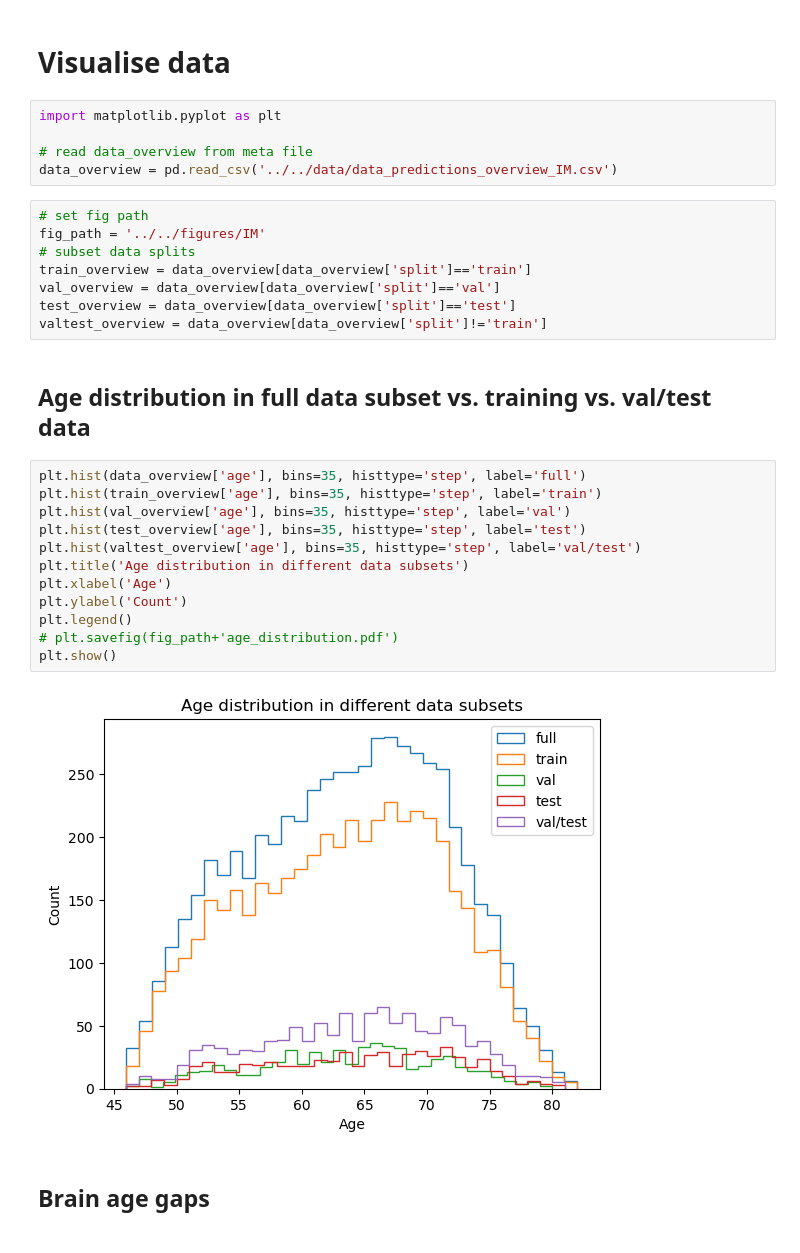
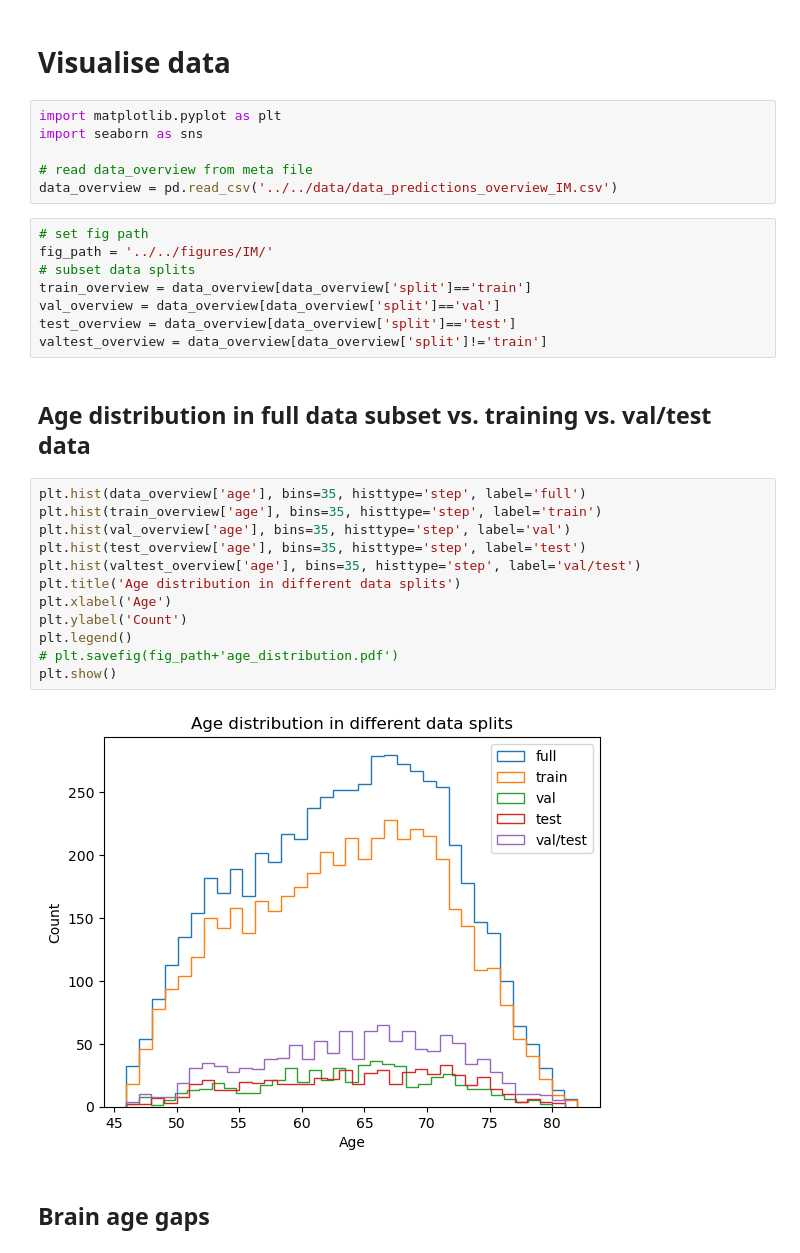
Before and after one commit to laura-riedel/IM, a Jupyter notebook: src/FinalModels/final_models_IM.ipynb, the cells around one changed output. Drawn from its saved outputs; the diff is of its cells as text.

Commit message:
Final models training visualisation for report

```diff
--- a/src/FinalModels/final_models_IM.ipynb
+++ b/src/FinalModels/final_models_IM.ipynb
@@ -229,12 +229,13 @@ data_overview
 # Visualise data
 # %%
 import matplotlib.pyplot as plt
+import seaborn as sns
 
 # read data_overview from meta file
 data_overview = pd.read_csv('../../data/data_predictions_overview_IM.csv')
 # %%
 # set fig path
-fig_path = '../../figures/IM'
+fig_path = '../../figures/IM/'
 # subset data splits
 train_overview = data_overview[data_overview['split']=='train']
 val_overview = data_overview[data_overview['split']=='val']
@@ -245,17 +246,17 @@ valtest_overview = data_overview[data_overview['split']!='train']
 # %%
 plt.hist(data_overview['age'], bins=35, histtype='step', label='full')
 plt.hist(train_overview['age'], bins=35, histtype='step', label='train')
 plt.hist(val_overview['age'], bins=35, histtype='step', label='val')
 plt.hist(test_overview['age'], bins=35, histtype='step', label='test')
 plt.hist(valtest_overview['age'], bins=35, histtype='step', label='val/test')
-plt.title('Age distribution in different data subsets')
+plt.title('Age distribution in different data splits')
 plt.xlabel('Age')
 plt.ylabel('Count')
 plt.legend()
 # plt.savefig(fig_path+'age_distribution.pdf')
 plt.show()
 # %% [output]
-[figure, old version]
+[figure, new version]
 # %% [markdown]
 ## Brain age gaps
 # %%
```
Also changed, not shown: parts of 20 cells of this notebook, 3 other files.
